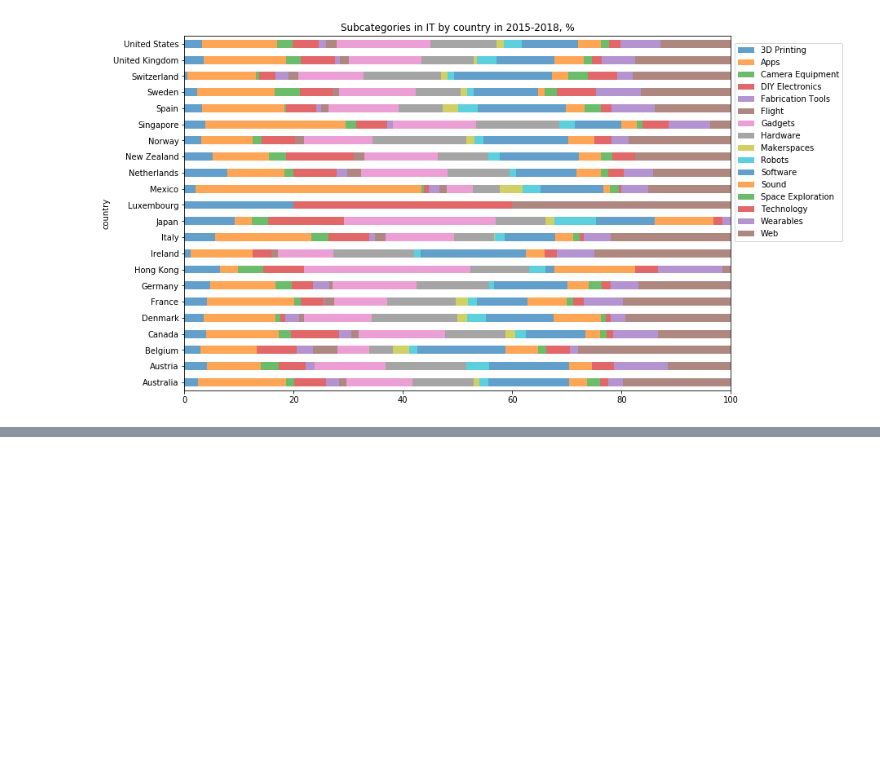
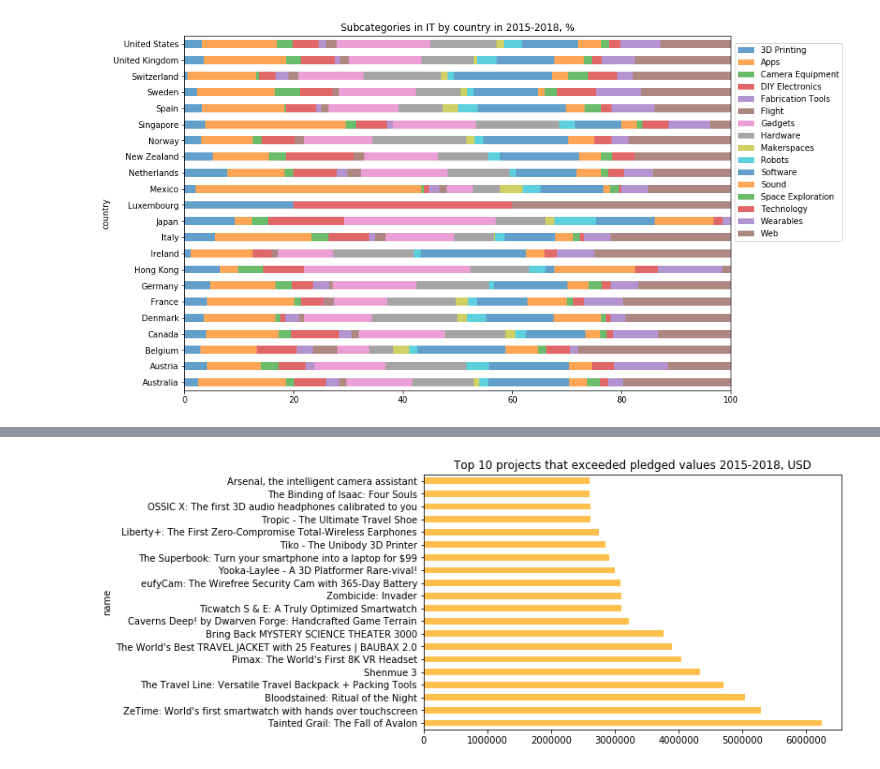
Before and after one commit to PonyCony/happy_kickstarters, a Jupyter notebook: Happy_Kickstarters.ipynb, the cells around one changed output, grey strips where cells are left out. Drawn from its saved outputs; the diff is of its cells as text; code cells hidden in the pictures; blank space fills up the shorter version.

```diff
--- a/Happy_Kickstarters.ipynb
+++ b/Happy_Kickstarters.ipynb
@@ -349,0 +362,5 @@ kick[kick.successful].groupby('main_category').usd_pledged.median().sort_values(
+# %%
+sub_df.exceeded_usd.nlargest(20).plot(kind='barh', title='Top 10 projects that exceeded pledged values 2015-2018, USD',
+                                      color='orange', alpha=0.7, figsize=(8,5));
+# %% [output]
+[figure, added]
```
Also changed, not shown: parts of 6 cells of this notebook.
